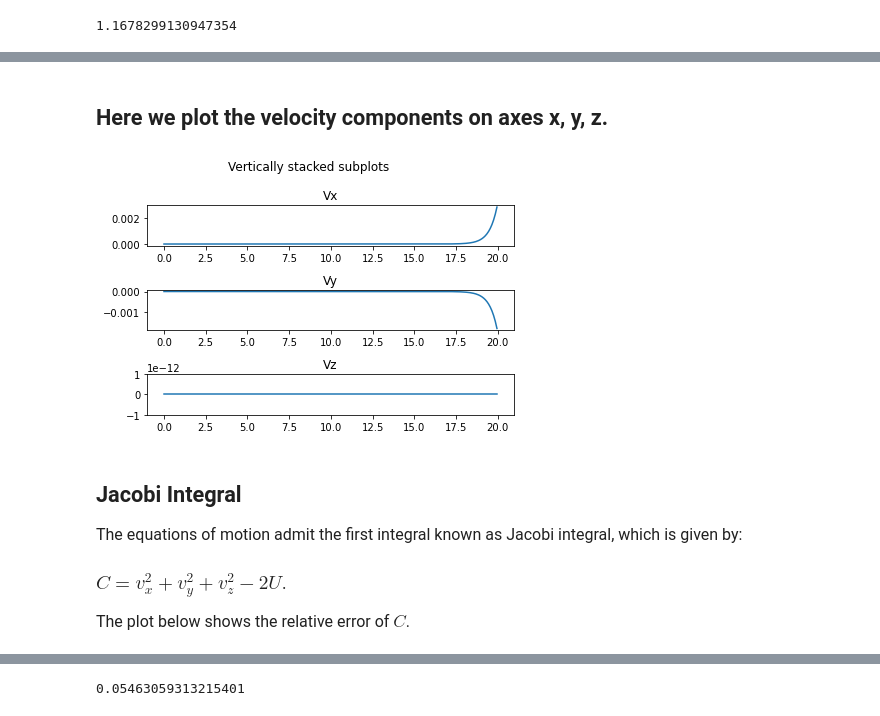
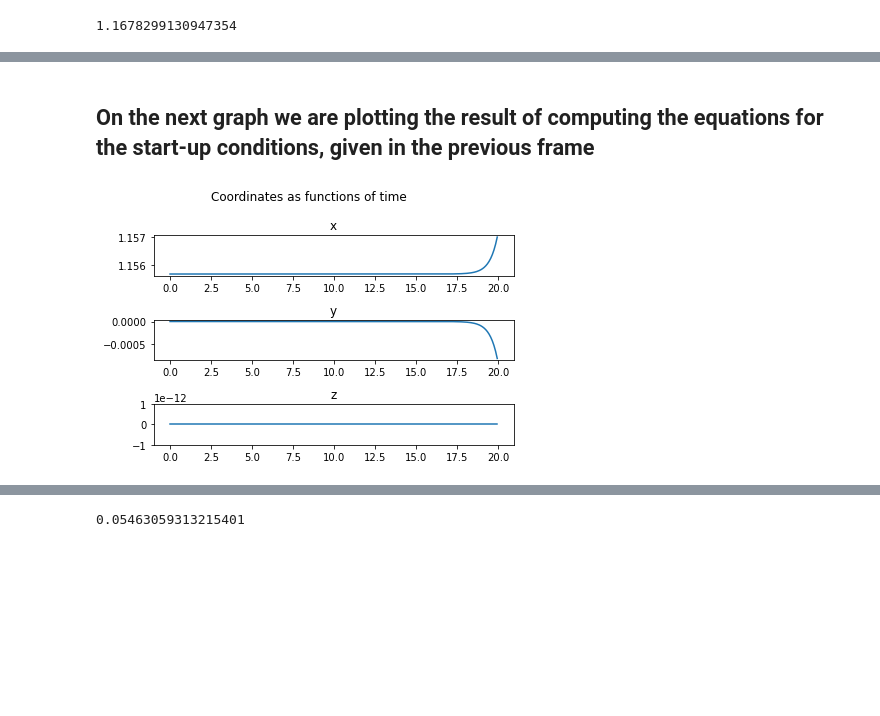
Before and after one commit to dklim11/Libration-points, a Jupyter notebook: FindOrbit.ipynb, the cells around one changed output, grey strips where cells are left out. Drawn from its saved outputs; the diff is of its cells as text; code cells hidden in the pictures; blank space fills up the shorter version.

```diff
--- a/FindOrbit.ipynb
+++ b/FindOrbit.ipynb
@@ -115,24 +99,16 @@ plt.tight_layout()
-# %% [markdown]
-## Here we plot the velocity components on axes x, y, z.
-# %%
-fig, axs = plt.subplots(3)
-fig.suptitle('Vertically stacked subplots')
-axs[0].plot(t_sol, r_sol[:, 3])
-axs[0].set_title("Vx")
-axs[1].plot(t_sol, r_sol[:, 4])
-axs[1].set_title("Vy")
-axs[2].plot(t_sol, r_sol[:, 5])
-axs[2].set_title("Vz")
-
-plt.ylim(-1e-12, 1e-12)
-plt.tight_layout()
-# %% [output]
-[figure, removed]
-# %% [markdown]
-## Jacobi Integral
-
-<font size="3">The equations of motion admit the first integral known as Jacobi integral, which is given by:</font>
-
-### $C = v_x^2 + v_y^2 + v_z^2 - 2U.$
-
-<font size="3"> The plot below shows the relative error of $C$.</font>
+# %% [markdown]
+## On the next graph we are plotting the result of computing the equations for the start-up conditions, given in the previous frame
+# %%
+fig, axs = plt.subplots(3)
+fig.suptitle('Coordinates as functions of time')
+axs[0].plot(t_sol, r_sol[:, 0])
+axs[0].set_title('x')
+axs[1].plot(t_sol, r_sol[:, 1])
+axs[1].set_title('y')
+axs[2].plot(t_sol, r_sol[:, 2])
+axs[2].set_title('z')
+
+plt.ylim(-1e-12, 1e-12)
+plt.tight_layout()
+# %% [output]
+[figure, added]
```
Also changed, not shown: parts of 8 cells of this notebook.
